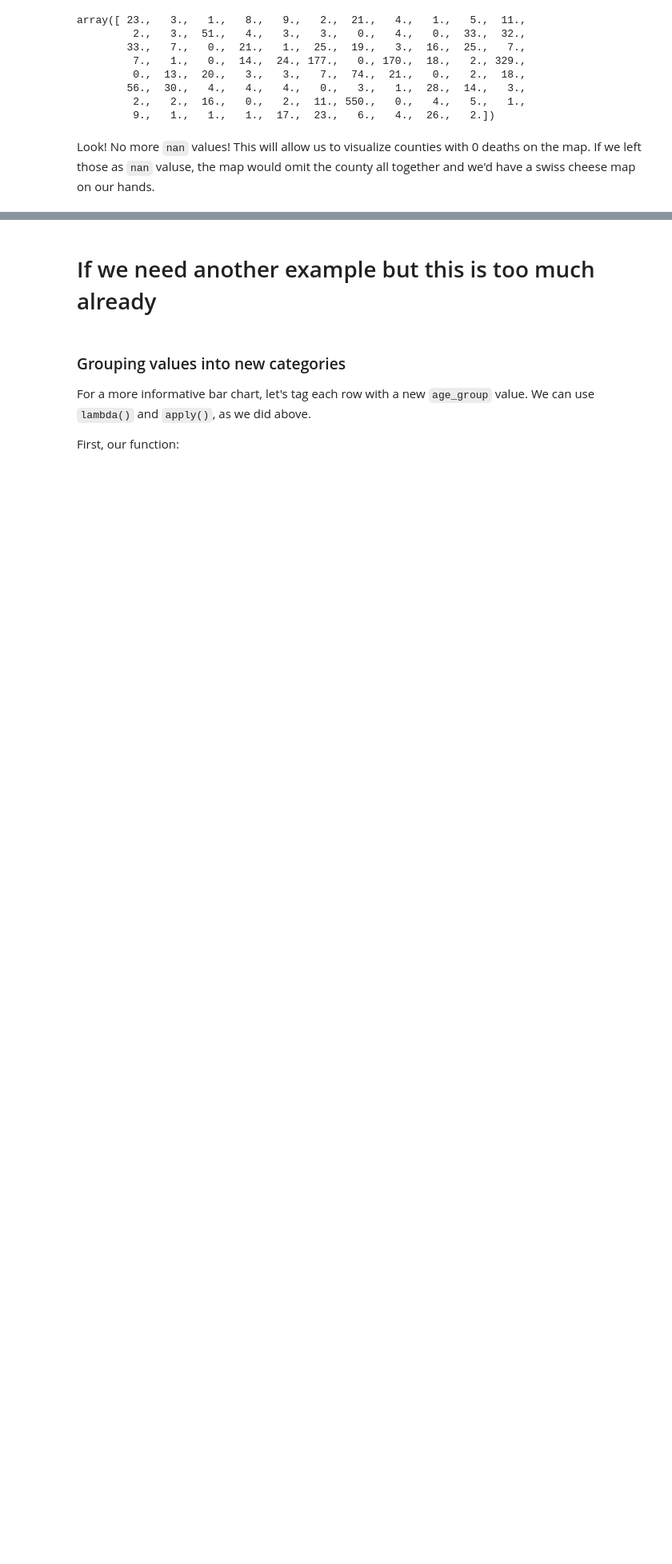
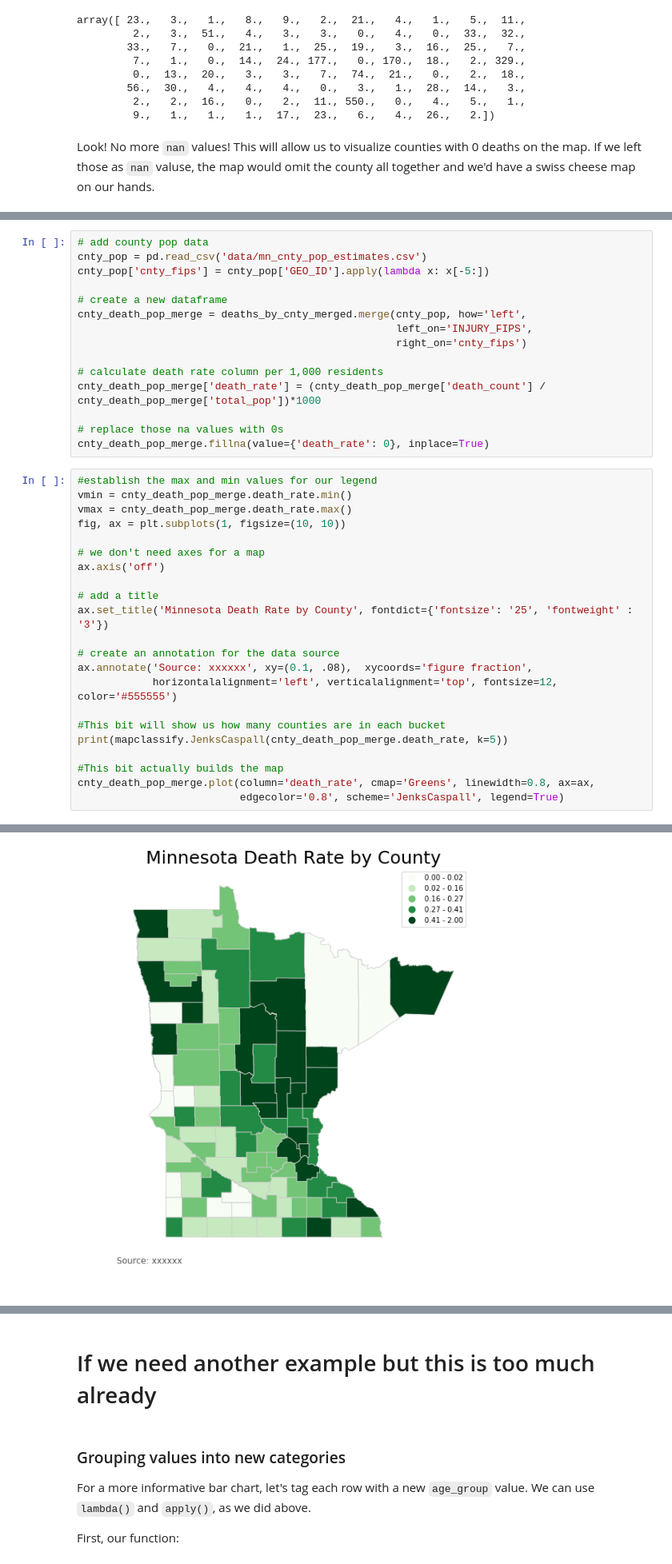
Before and after one commit to StellaYu101/teaching-guide-data-cleaning-and-viz-with-python, a Jupyter notebook: Data cleaning and visualization with pandas.ipynb, the cells around one changed output, grey strips where cells are left out. Shown at 80% size. Cells and saved outputs as stored; diff of their text form; blank space fills up the shorter version.

```diff
--- a/Data cleaning and visualization with pandas.ipynb
+++ b/Data cleaning and visualization with pandas.ipynb
@@ -640,0 +652,38 @@ JenksCaspall
+# %%
+# add county pop data
+cnty_pop = pd.read_csv('data/mn_cnty_pop_estimates.csv')
+cnty_pop['cnty_fips'] = cnty_pop['GEO_ID'].apply(lambda x: x[-5:])
+
+# create a new dataframe
+cnty_death_pop_merge = deaths_by_cnty_merged.merge(cnty_pop, how='left',
+                                                   left_on='INJURY_FIPS',
+                                                   right_on='cnty_fips')
+
+# calculate death rate column per 1,000 residents
+cnty_death_pop_merge['death_rate'] = (cnty_death_pop_merge['death_count'] / cnty_death_pop_merge['total_pop'])*1000
+
+# replace those na values with 0s
+cnty_death_pop_merge.fillna(value={'death_rate': 0}, inplace=True)
+# %%
+#establish the max and min values for our legend
+vmin = cnty_death_pop_merge.death_rate.min()
+vmax = cnty_death_pop_merge.death_rate.max()
+fig, ax = plt.subplots(1, figsize=(10, 10))
+
+# we don't need axes for a map
+ax.axis('off')
+
+# add a title
+ax.set_title('Minnesota Death Rate by County', fontdict={'fontsize': '25', 'fontweight' : '3'})
+
+# create an annotation for the data source
+ax.annotate('Source: xxxxxx', xy=(0.1, .08),  xycoords='figure fraction',
+            horizontalalignment='left', verticalalignment='top', fontsize=12, color='#555555')
+
+#This bit will show us how many counties are in each bucket
+print(mapclassify.JenksCaspall(cnty_death_pop_merge.death_rate, k=5))
+
+#This bit actually builds the map
+cnty_death_pop_merge.plot(column='death_rate', cmap='Greens', linewidth=0.8, ax=ax,
+                          edgecolor='0.8', scheme='JenksCaspall', legend=True)
+# %% [output]
@@ -640,0 +700 @@ JenksCaspall
+[figure, added]
```
Also changed, not shown: parts of 7 cells of this notebook, 1 other file.
